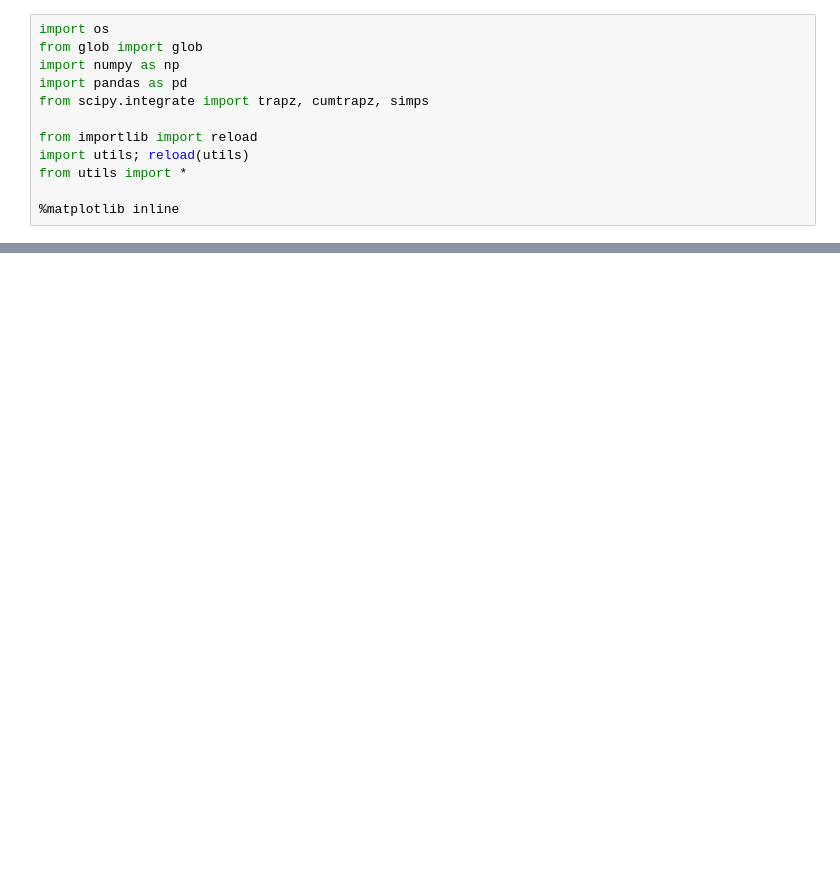
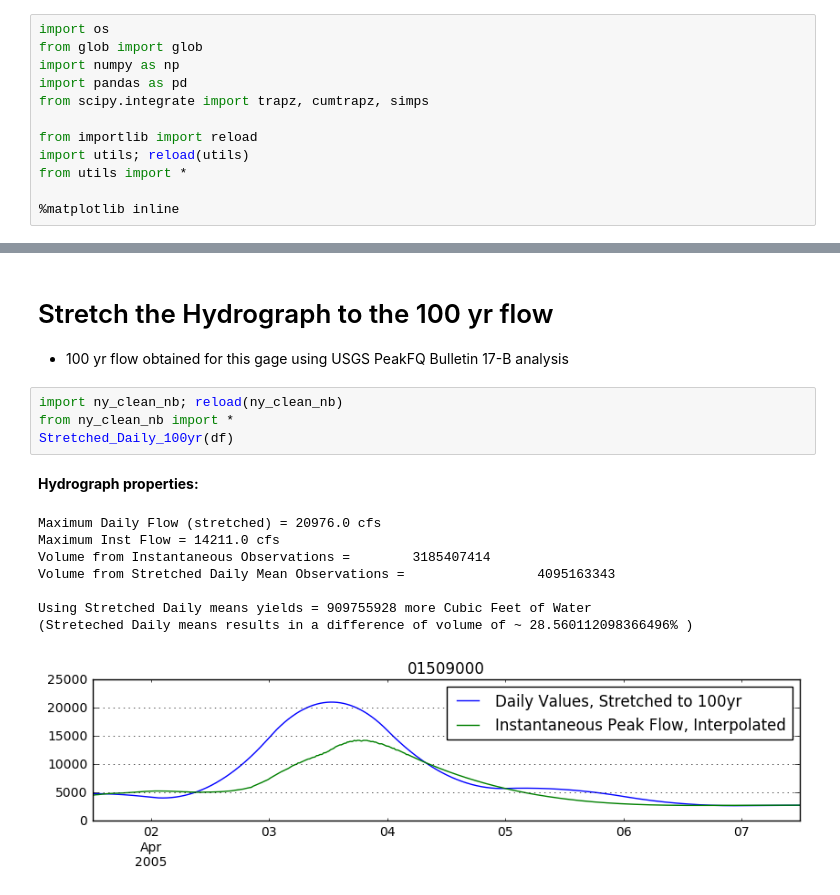
Before and after one commit to slawler/HydrologyTools, a Jupyter notebook: HydrographCreation.ipynb, the cells around one changed output, grey strips where cells are left out. Cells and saved outputs as stored; diff of their text form; blank space fills up the shorter version.

```diff
--- a/HydrographCreation.ipynb
+++ b/HydrographCreation.ipynb
@@ -135,0 +75,17 @@ Using Daily means yields = 330498202 more Cubic Feet of Water
+# %% [markdown]
+# Stretch the Hydrograph to the 100 yr flow
+* 100 yr flow obtained for this gage using USGS PeakFQ Bulletin 17-B analysis
+# %%
+import ny_clean_nb; reload(ny_clean_nb)
+from ny_clean_nb import *
+Stretched_Daily_100yr(df)
+# %% [output]
+**Hydrograph properties:**
+Maximum Daily Flow (stretched) = 20976.0 cfs
+Maximum Inst Flow = 14211.0 cfs
+Volume from Instantaneous Observations =        3185407414
+Volume from Stretched Daily Mean Observations =                 4095163343
+
+Using Stretched Daily means yields = 909755928 more Cubic Feet of Water
+(Streteched Daily means results in a difference of volume of ~ 28.560112098366496% )
+[figure, added]
```
Also changed, not shown: parts of 18 cells of this notebook, 3 other files.
